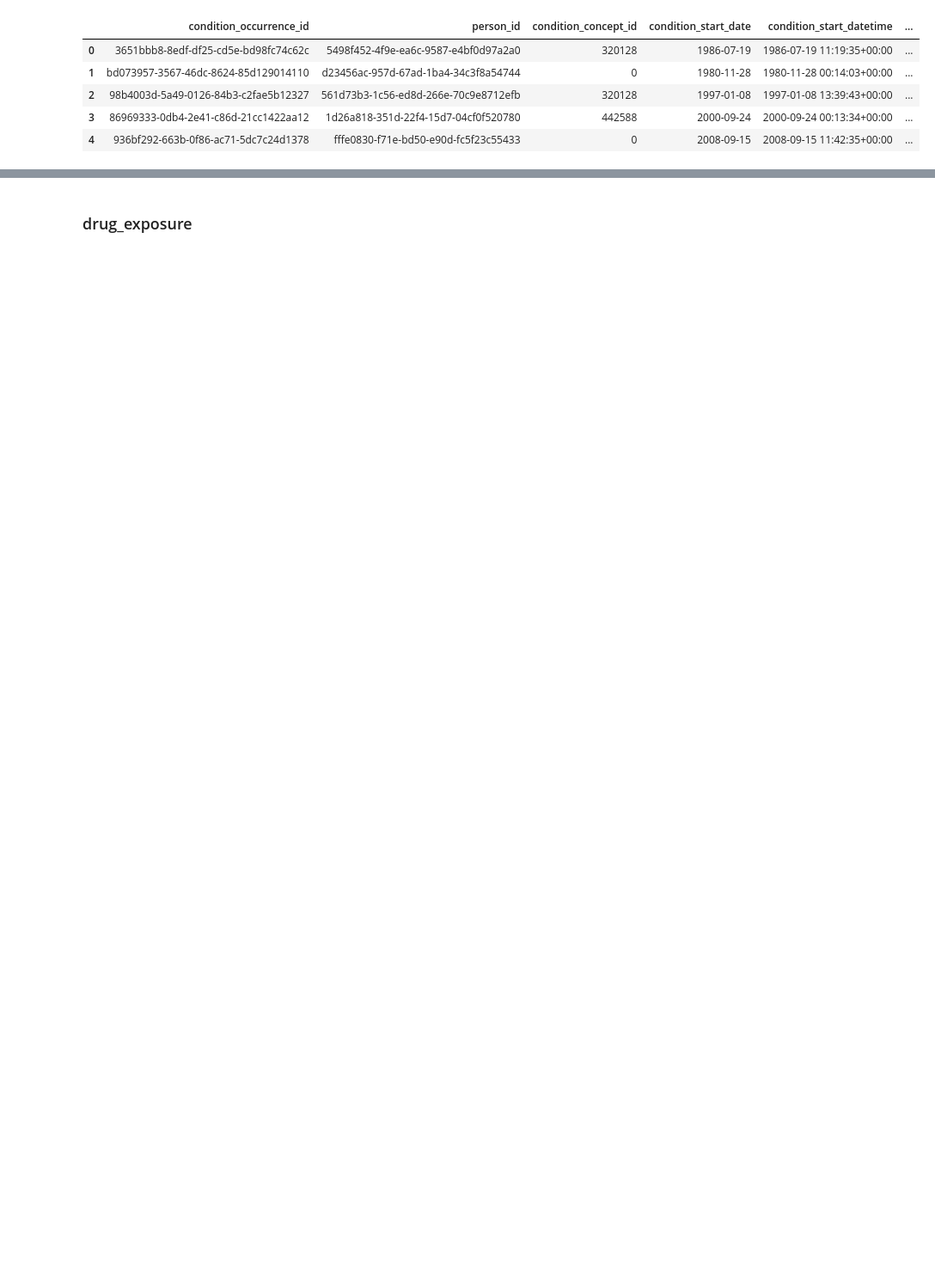
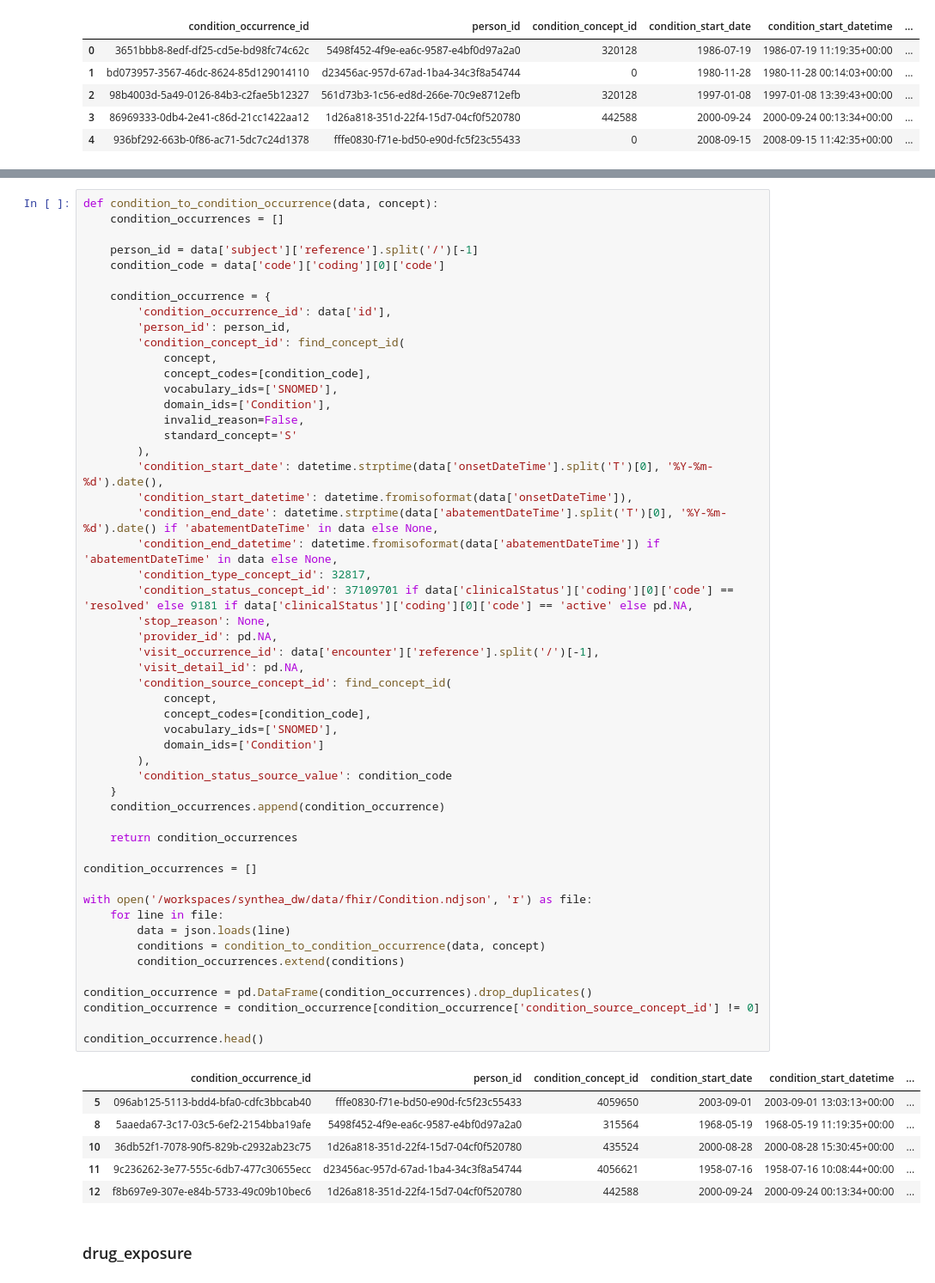
Before and after one commit to saywurdson/synthea_dw, a Jupyter notebook: omop.ipynb, the cells around one changed output, grey strips where cells are left out. Shown: that part at 86% size. Drawn from its saved outputs; the diff is of its cells as text; blank space fills up the shorter version.

```diff
--- a/omop.ipynb
+++ b/omop.ipynb
@@ -241,2 +306,61 @@ condition_occurrence.head()
+# %%
+def condition_to_condition_occurrence(data, concept):
+    condition_occurrences = []
+
+    person_id = data['subject']['reference'].split('/')[-1]
+    condition_code = data['code']['coding'][0]['code']
+
+    condition_occurrence = {
+        'condition_occurrence_id': data['id'],
+        'person_id': person_id,
+        'condition_concept_id': find_concept_id(
+            concept,
+            concept_codes=[condition_code],
+            vocabulary_ids=['SNOMED'],
+            domain_ids=['Condition'],
+            invalid_reason=False,
+            standard_concept='S'
+        ),
+        'condition_start_date': datetime.strptime(data['onsetDateTime'].split('T')[0], '%Y-%m-%d').date(),
+        'condition_start_datetime': datetime.fromisoformat(data['onsetDateTime']),
+        'condition_end_date': datetime.strptime(data['abatementDateTime'].split('T')[0], '%Y-%m-%d').date() if 'abatementDateTime' in data else None,
+        'condition_end_datetime': datetime.fromisoformat(data['abatementDateTime']) if 'abatementDateTime' in data else None,
+        'condition_type_concept_id': 32817,
+        'condition_status_concept_id': 37109701 if data['clinicalStatus']['coding'][0]['code'] == 'resolved' else 9181 if data['clinicalStatus']['coding'][0]['code'] == 'active' else pd.NA,
+        'stop_reason': None,
+        'provider_id': pd.NA,
+        'visit_occurrence_id': data['encounter']['reference'].split('/')[-1],
+        'visit_detail_id': pd.NA,
+        'condition_source_concept_id': find_concept_id(
+            concept,
+            concept_codes=[condition_code],
+            vocabulary_ids=['SNOMED'],
+            domain_ids=['Condition']
+        ),
+        'condition_status_source_value': condition_code
+    }
+    condition_occurrences.append(condition_occurrence)
+
+    return condition_occurrences
+
+condition_occurrences = []
+
+with open('/workspaces/synthea_dw/data/fhir/Condition.ndjson', 'r') as file:
+    for line in file:
+        data = json.loads(line)
+        conditions = condition_to_condition_occurrence(data, concept)
+        condition_occurrences.extend(conditions)
+
+condition_occurrence = pd.DataFrame(condition_occurrences).drop_duplicates()
+condition_occurrence = condition_occurrence[condition_occurrence['condition_source_concept_id'] != 0]
+
+condition_occurrence.head()
+# %% [output]
+|  | condition_occurrence_id | person_id | condition_concept_id | condition_start_date | condition_start_datetime | ... |
+| 5 | 096ab125-5113-bdd4-bfa0-cdfc3bbcab40 | fffe0830-f71e-bd50-e90d-fc5f23c55433 | 4059650 | 2003-09-01 | 2003-09-01 13:03:13+00:00 | ... |
+| 8 | 5aaeda67-3c17-03c5-6ef2-2154bba19afe | 5498f452-4f9e-ea6c-9587-e4bf0d97a2a0 | 315564 | 1968-05-19 | 1968-05-19 11:19:35+00:00 | ... |
+| 10 | 36db52f1-7078-90f5-829b-c2932ab23c75 | 1d26a818-351d-22f4-15d7-04cf0f520780 | 435524 | 2000-08-28 | 2000-08-28 15:30:45+00:00 | ... |
+| 11 | 9c236262-3e77-555c-6db7-477c30655ecc | d23456ac-957d-67ad-1ba4-34c3f8a54744 | 4056621 | 1958-07-16 | 1958-07-16 10:08:44+00:00 | ... |
+| 12 | f8b697e9-307e-e84b-5733-49c09b10bec6 | 1d26a818-351d-22f4-15d7-04cf0f520780 | 442588 | 2000-09-24 | 2000-09-24 00:13:34+00:00 | ... |
 # %% [markdown]
 ### drug_exposure
```
Also changed, not shown: parts of 6 cells of this notebook.
